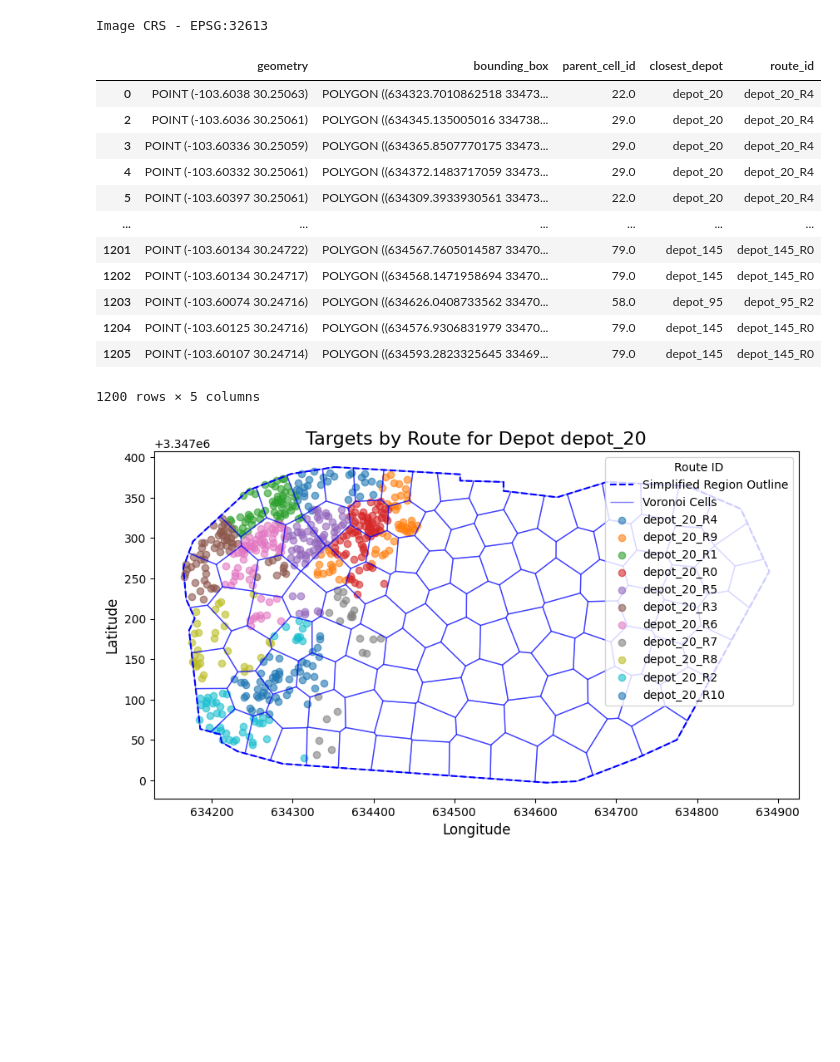
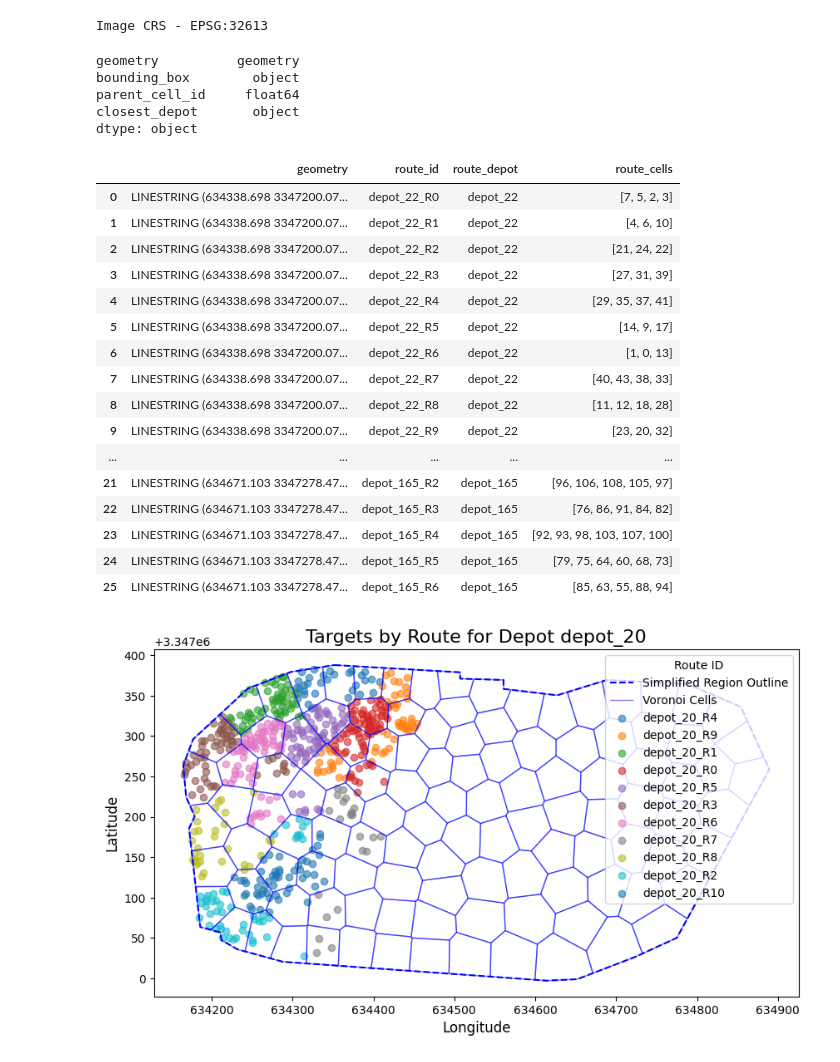
Before and after one commit to javelina-works/unsupervised-cv-search, a Jupyter notebook: content/notebooks/interactive_proto.ipynb, the cells around one changed output. Drawn from its saved outputs; the diff is of its cells as text; code cells hidden in the pictures; blank space fills up the shorter version.

```diff
--- a/content/notebooks/interactive_proto.ipynb
+++ b/content/notebooks/interactive_proto.ipynb
@@ -165,21 +197,13 @@ targets_gdf = targets_to_depots(cell_gdf, targets_gdf) # Associate each target w
 # %% [output]
 Image CRS - EPSG:32613
 # %%
-targets_gdf
+targets_gdf.dtypes
 # %% [output]
-|  | geometry | bounding_box | parent_cell_id | closest_depot | route_id |
-| 0 | POINT (-103.6038 30.25063) | POLYGON ((634323.7010862518 33473... | 22.0 | depot_20 | depot_20_R4 |
-| 2 | POINT (-103.6036 30.25061) | POLYGON ((634345.135005016 334738... | 29.0 | depot_20 | depot_20_R4 |
-| 3 | POINT (-103.60336 30.25059) | POLYGON ((634365.8507770175 33473... | 29.0 | depot_20 | depot_20_R4 |
-| 4 | POINT (-103.60332 30.25061) | POLYGON ((634372.1483717059 33473... | 29.0 | depot_20 | depot_20_R4 |
-| 5 | POINT (-103.60397 30.25061) | POLYGON ((634309.3933930561 33473... | 22.0 | depot_20 | depot_20_R4 |
-| ... | ... | ... | ... | ... | ... |
-| 1201 | POINT (-103.60134 30.24722) | POLYGON ((634567.7605014587 33470... | 79.0 | depot_145 | depot_145_R0 |
-| 1202 | POINT (-103.60134 30.24717) | POLYGON ((634568.1471958694 33470... | 79.0 | depot_145 | depot_145_R0 |
-| 1203 | POINT (-103.60074 30.24716) | POLYGON ((634626.0408733562 33470... | 58.0 | depot_95 | depot_95_R2 |
-| 1204 | POINT (-103.60125 30.24716) | POLYGON ((634576.9306831979 33470... | 79.0 | depot_145 | depot_145_R0 |
-| 1205 | POINT (-103.60107 30.24714) | POLYGON ((634593.2823325645 33469... | 79.0 | depot_145 | depot_145_R0 |
-1200 rows × 5 columns
+geometry          geometry
+bounding_box        object
+parent_cell_id     float64
+closest_depot       object
+dtype: object
 # %%
 from macro_planning.trip_routing import create_distance_matrix, solve_basic_vrp, routes_to_gdf
 from macro_planning.visualize_routing import plot_vrp_solution
@@ -239,6 +253,26 @@ macro_routes_gdf = gpd.GeoDataFrame(concat(macro_routes_gdf_list, ignore_index=T
 # print(len(target_routes))
 # for route in target_routes:
 #     print(route)
+# %%
+macro_routes_gdf
+# %% [output]
+|  | geometry | route_id | route_depot | route_cells |
+| 0 | LINESTRING (634338.698 3347200.07... | depot_22_R0 | depot_22 | [7, 5, 2, 3] |
+| 1 | LINESTRING (634338.698 3347200.07... | depot_22_R1 | depot_22 | [4, 6, 10] |
+| 2 | LINESTRING (634338.698 3347200.07... | depot_22_R2 | depot_22 | [21, 24, 22] |
+| 3 | LINESTRING (634338.698 3347200.07... | depot_22_R3 | depot_22 | [27, 31, 39] |
+| 4 | LINESTRING (634338.698 3347200.07... | depot_22_R4 | depot_22 | [29, 35, 37, 41] |
+| 5 | LINESTRING (634338.698 3347200.07... | depot_22_R5 | depot_22 | [14, 9, 17] |
+| 6 | LINESTRING (634338.698 3347200.07... | depot_22_R6 | depot_22 | [1, 0, 13] |
+| 7 | LINESTRING (634338.698 3347200.07... | depot_22_R7 | depot_22 | [40, 43, 38, 33] |
+| 8 | LINESTRING (634338.698 3347200.07... | depot_22_R8 | depot_22 | [11, 12, 18, 28] |
+| 9 | LINESTRING (634338.698 3347200.07... | depot_22_R9 | depot_22 | [23, 20, 32] |
+| ... | ... | ... | ... | ... |
+| 21 | LINESTRING (634671.103 3347278.47... | depot_165_R2 | depot_165 | [96, 106, 108, 105, 97] |
+| 22 | LINESTRING (634671.103 3347278.47... | depot_165_R3 | depot_165 | [76, 86, 91, 84, 82] |
+| 23 | LINESTRING (634671.103 3347278.47... | depot_165_R4 | depot_165 | [92, 93, 98, 103, 107, 100] |
+| 24 | LINESTRING (634671.103 3347278.47... | depot_165_R5 | depot_165 | [79, 75, 64, 60, 68, 73] |
+| 25 | LINESTRING (634671.103 3347278.47... | depot_165_R6 | depot_165 | [85, 63, 55, 88, 94] |
 # %%
 import geopandas as gpd
 
```
Also changed, not shown: parts of 4 cells of this notebook, 7 other files.
